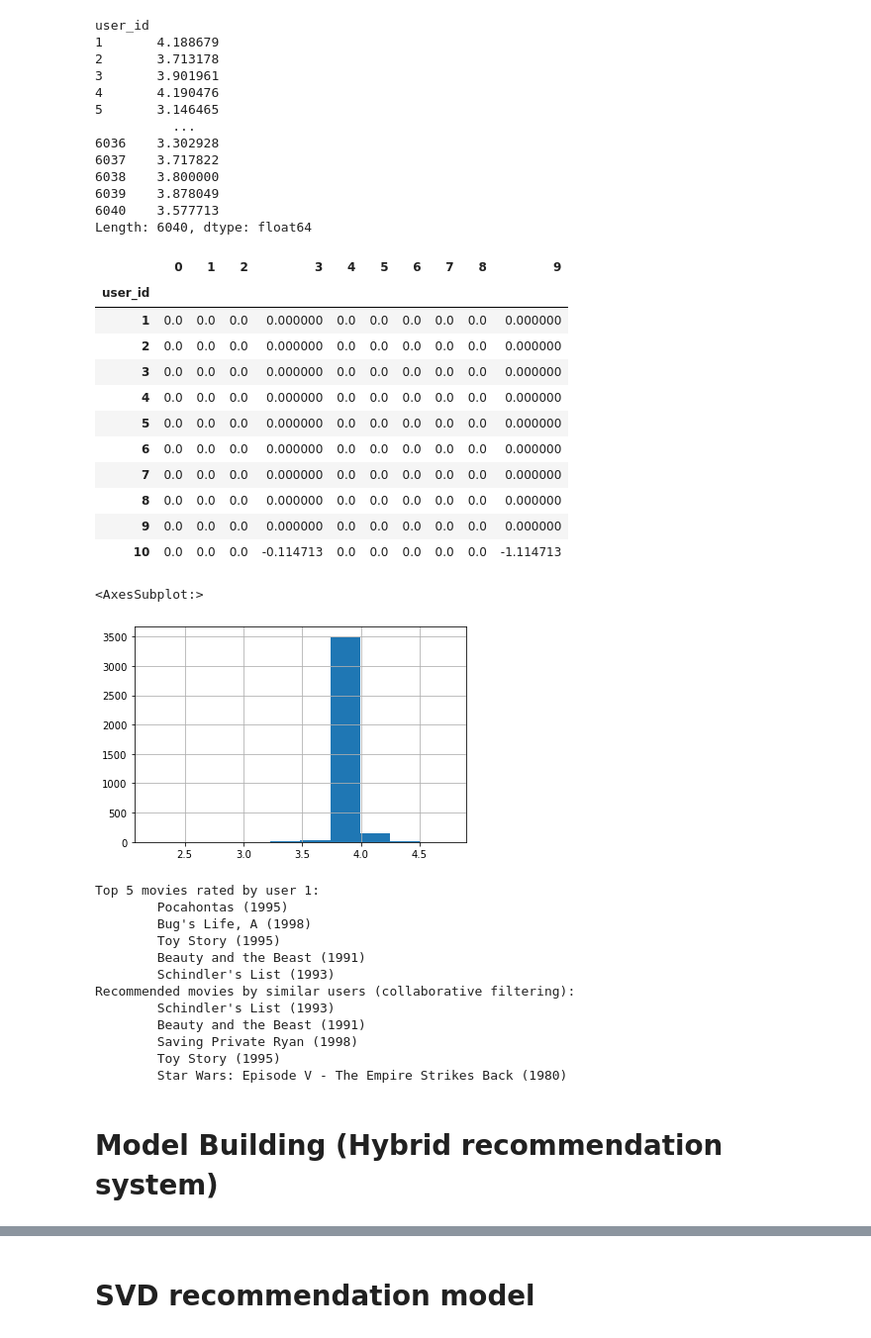
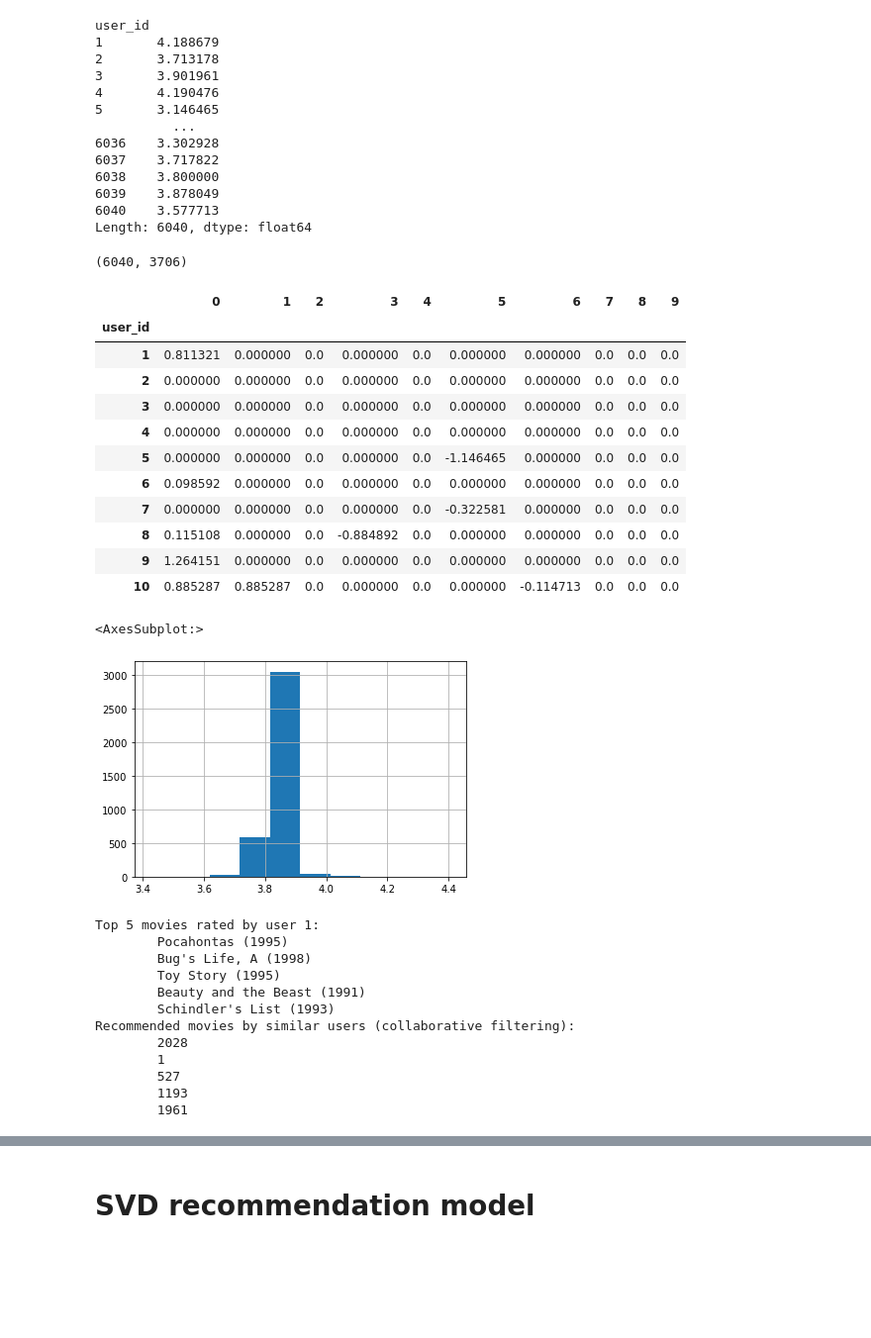
Before and after one commit to LazySiru/movieRecommendation, a Jupyter notebook: recommendationSystem/Recommendation.ipynb, the cells around one changed output, grey strips where cells are left out. Shown at 99% size. Drawn from its saved outputs; the diff is of its cells as text; code cells hidden in the pictures; blank space fills up the shorter version.

```diff
--- a/recommendationSystem/Recommendation.ipynb
+++ b/recommendationSystem/Recommendation.ipynb
@@ -403,4 +399,12 @@ joblib.dump(content_rec, './models/content_rec.pkl')
 merged = pd.merge(ratings, users, how = 'inner', on = 'user_id')
 merged = pd.merge(merged, movies, how = 'inner', on = 'movie_id')
 merged.head()
+
+ratings_cleaned = merged[['user_id', 'movie_id', 'rating']].sort_values(by=['user_id', 'movie_id', 'rating'])
+print(ratings_cleaned.head())
+
+print(f"Unique number of users in the dataset: {ratings_cleaned['user_id'].nunique()}")
+print(f"Unique number of movies in the dataset: {ratings_cleaned['movie_id'].nunique()}")
+    # why is number of movies smaller?? what happened?
+    # are some movies not rated at all?
 # %% [output]
@@ -461,0 +446,10 @@ user_item_matrix
+# %%
+from sklearn.model_selection import train_test_split
+
+# Split the data into training and testing sets
+train, test = train_test_split(ratings_cleaned, test_size=0.0001, random_state=42)
+
+print(f"Unique number of users in the dataset: {train['user_id'].nunique()}")
+print(f"Unique number of movies in the dataset: {train['movie_id'].nunique()}")
+
+train
@@ -461,0 +490,6 @@ user_item_matrix
+# %%
+# create user-item matrix
+user_to_movie = train.pivot(index = 'user_id', columns='movie_id', values='rating').fillna(0)
+
+user_item_matrix = train.pivot(index = 'user_id', columns = 'movie_id', values = 'rating').fillna(0)
+user_item_matrix
@@ -492,46 +541,50 @@ def subtract_non_zero_by_row(row, sub_value):
 
 # Apply the function row-by-row using the subtraction values list
 modified_df = user_item_matrix.apply(lambda row: subtract_non_zero_by_row(row, user_rating_avg[row.name]), axis=1, result_type='expand')
+
+print(modified_df.shape)
+
 modified_df.iloc[:10, :10]
 # %% [output]
+(6040, 3706)
 |  | 0 | 1 | 2 | 3 | 4 | 5 | 6 | 7 | 8 | 9 |
 | user_id |  |  |  |  |  |  |  |  |  |  |
-| 1 | 0.0 | 0.0 | 0.0 | 0.000000 | 0.0 | 0.0 | 0.0 | 0.0 | 0.0 | 0.000000 |
-| 2 | 0.0 | 0.0 | 0.0 | 0.000000 | 0.0 | 0.0 | 0.0 | 0.0 | 0.0 | 0.000000 |
-| 3 | 0.0 | 0.0 | 0.0 | 0.000000 | 0.0 | 0.0 | 0.0 | 0.0 | 0.0 | 0.000000 |
-| 4 | 0.0 | 0.0 | 0.0 | 0.000000 | 0.0 | 0.0 | 0.0 | 0.0 | 0.0 | 0.000000 |
-| 5 | 0.0 | 0.0 | 0.0 | 0.000000 | 0.0 | 0.0 | 0.0 | 0.0 | 0.0 | 0.000000 |
-| 6 | 0.0 | 0.0 | 0.0 | 0.000000 | 0.0 | 0.0 | 0.0 | 0.0 | 0.0 | 0.000000 |
-| 7 | 0.0 | 0.0 | 0.0 | 0.000000 | 0.0 | 0.0 | 0.0 | 0.0 | 0.0 | 0.000000 |
-| 8 | 0.0 | 0.0 | 0.0 | 0.000000 | 0.0 | 0.0 | 0.0 | 0.0 | 0.0 | 0.000000 |
-| 9 | 0.0 | 0.0 | 0.0 | 0.000000 | 0.0 | 0.0 | 0.0 | 0.0 | 0.0 | 0.000000 |
-| 10 | 0.0 | 0.0 | 0.0 | -0.114713 | 0.0 | 0.0 | 0.0 | 0.0 | 0.0 | -1.114713 |
+| 1 | 0.811321 | 0.000000 | 0.0 | 0.000000 | 0.0 | 0.000000 | 0.000000 | 0.0 | 0.0 | 0.0 |
+| 2 | 0.000000 | 0.000000 | 0.0 | 0.000000 | 0.0 | 0.000000 | 0.000000 | 0.0 | 0.0 | 0.0 |
+| 3 | 0.000000 | 0.000000 | 0.0 | 0.000000 | 0.0 | 0.000000 | 0.000000 | 0.0 | 0.0 | 0.0 |
+| 4 | 0.000000 | 0.000000 | 0.0 | 0.000000 | 0.0 | 0.000000 | 0.000000 | 0.0 | 0.0 | 0.0 |
+| 5 | 0.000000 | 0.000000 | 0.0 | 0.000000 | 0.0 | -1.146465 | 0.000000 | 0.0 | 0.0 | 0.0 |
+| 6 | 0.098592 | 0.000000 | 0.0 | 0.000000 | 0.0 | 0.000000 | 0.000000 | 0.0 | 0.0 | 0.0 |
+| 7 | 0.000000 | 0.000000 | 0.0 | 0.000000 | 0.0 | -0.322581 | 0.000000 | 0.0 | 0.0 | 0.0 |
+| 8 | 0.115108 | 0.000000 | 0.0 | -0.884892 | 0.0 | 0.000000 | 0.000000 | 0.0 | 0.0 | 0.0 |
+| 9 | 1.264151 | 0.000000 | 0.0 | 0.000000 | 0.0 | 0.000000 | 0.000000 | 0.0 | 0.0 | 0.0 |
+| 10 | 0.885287 | 0.885287 | 0.0 | 0.000000 | 0.0 | 0.000000 | -0.114713 | 0.0 | 0.0 | 0.0 |
 # %%
 # train KNN model
 from sklearn.neighbors import NearestNeighbors
 
 knn_cf = NearestNeighbors(metric='cosine', algorithm='brute')
 knn_cf.fit(modified_df)
 
 # Returns average rating per each movie based on the nearest k nearest neighbors found based on the preference on movies. Default is 5.
-def clf(user_id, k = 5):
+def clf(user_id, k = 50):
     user_idx = users[users['user_id'] == user_id].index
     user_vect = modified_df.iloc[user_idx, :]
 
     distances_cf, idx_cf = knn_cf.kneighbors(
         user_vect,
         n_neighbors = k
     )
 
     predicted_nn = modified_df.iloc[idx_cf[0]].apply(lambda row: row + user_rating_avg[row.name] , axis=1)
 
     return predicted_nn.apply(np.mean, axis=0)
 
 prediction = clf(1)
 prediction.hist()
 # %% [output]
 <AxesSubplot:>
-[figure, old version]
+[figure, new version]
 # %%
 def get_top_k_movies_rated(user_id, num_recommendations = 5):
     return merged[merged['user_id'] == user_id].sort_values(
@@ -542,8 +595,8 @@ def get_top_k_movies_rated(user_id, num_recommendations = 5):
 
 def get_top_k_movie_recommendations(user_id, num_recommendations = 5):
     # indices of top n movies.
-    indices = clf(user_id).sort_values(ascending = False).iloc[:num_recommendations].index
-    return user_item_matrix.iloc[:, indices].columns
+    movie_indices = clf(user_id).sort_values(ascending = False).iloc[:num_recommendations].index
+    return user_item_matrix.iloc[:, movie_indices].columns
 
 def print_knn_result(user_id, num_recommendations = 5):
     print(f'Top {num_recommendations} movies rated by user {user_id}:')
@@ -563,10 +616,8 @@ Top 5 movies rated by user 1:
         Beauty and the Beast (1991)
         Schindler's List (1993)
 Recommended movies by similar users (collaborative filtering):
-        Schindler's List (1993)
-        Beauty and the Beast (1991)
-        Saving Private Ryan (1998)
-        Toy Story (1995)
-        Star Wars: Episode V - The Empire Strikes Back (1980)
+        2028
+        1
+        527
+        1193
+        1961
-# %% [markdown]
-# Model Building (Hybrid recommendation system)
```
Also changed, not shown: parts of 24 cells of this notebook.
